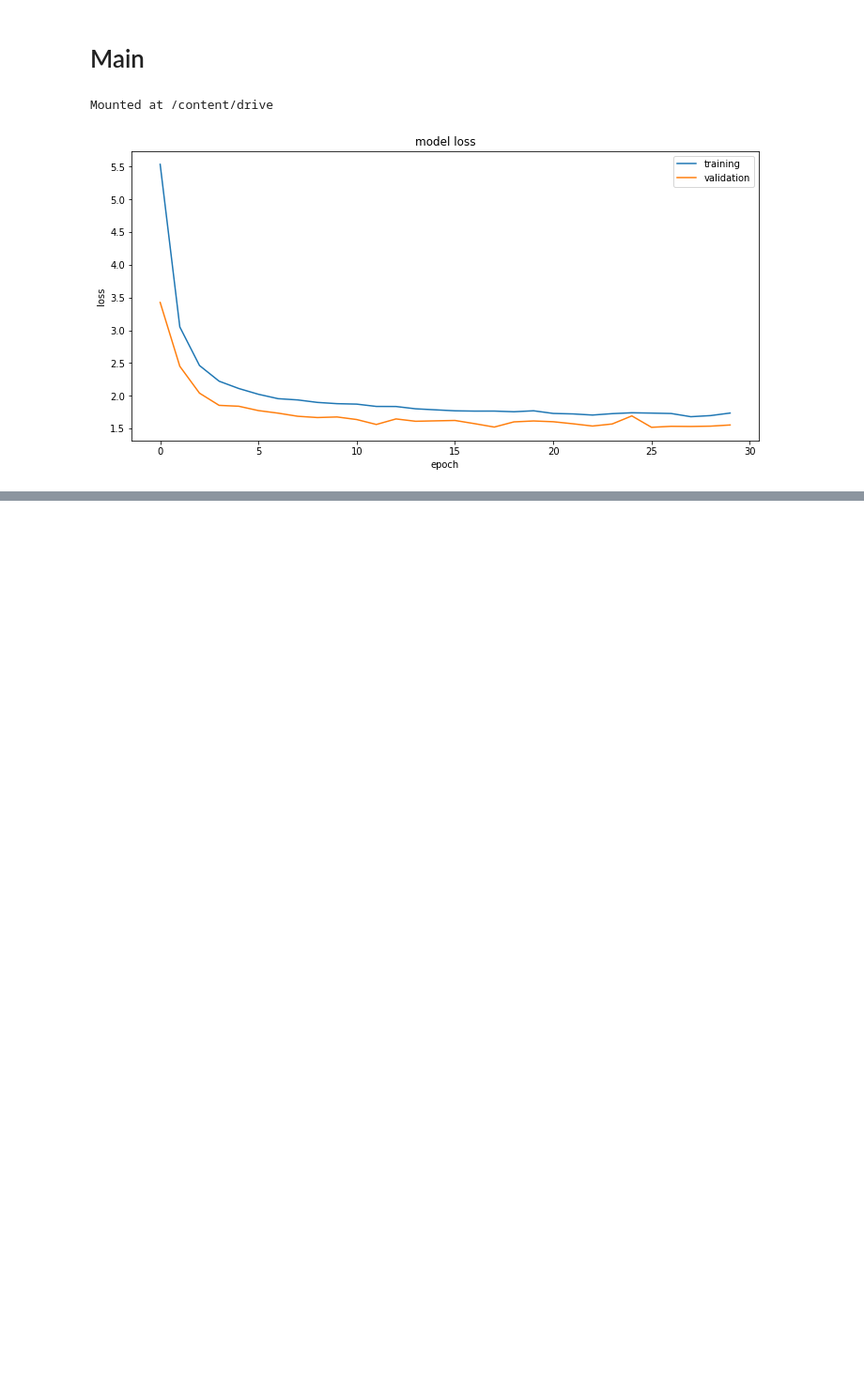
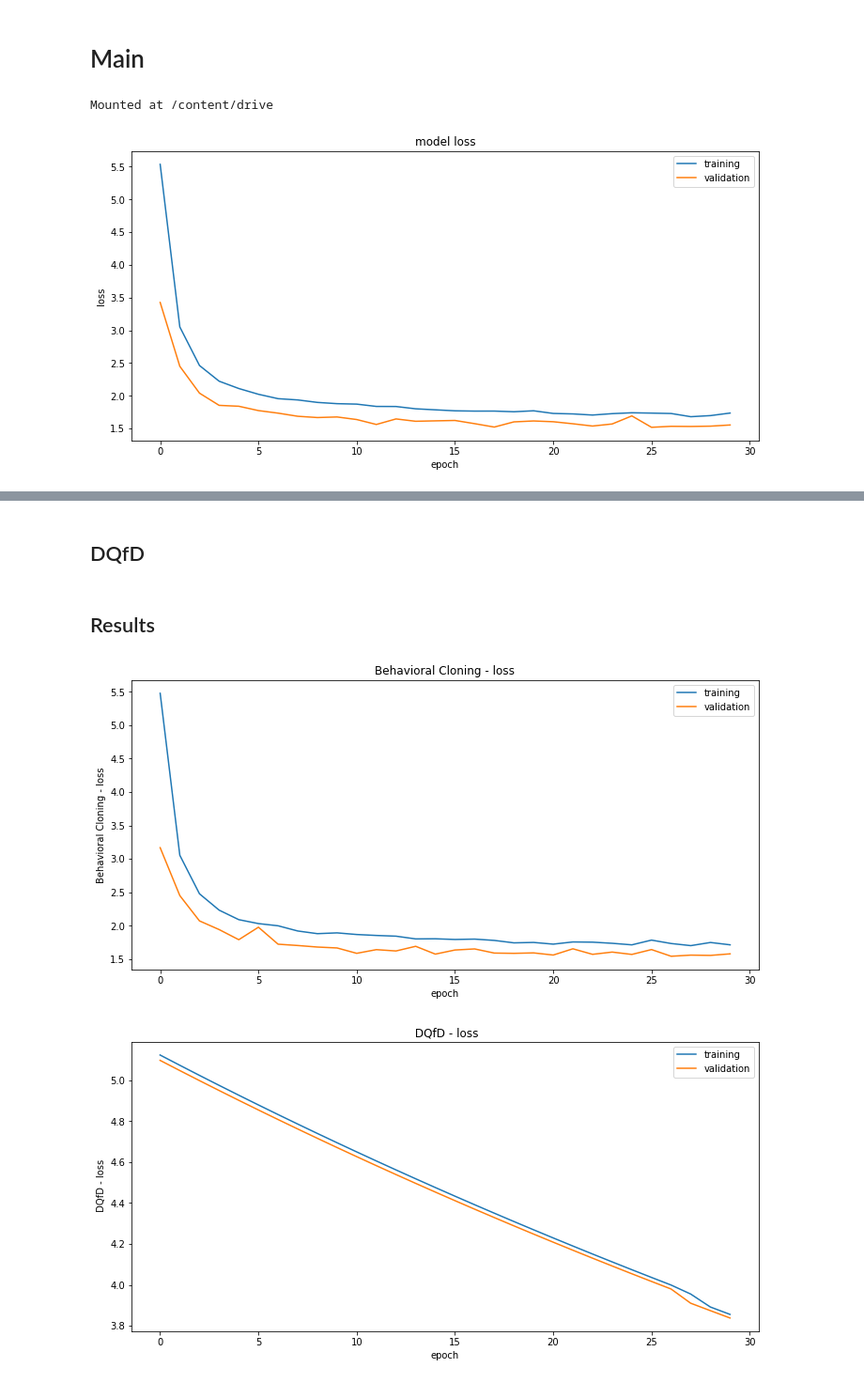
Before and after one commit to Imenatrix/TCC-INFO19, a Jupyter notebook: notebook.ipynb, the cells around one changed output, grey strips where cells are left out. Shown at 94% size. Drawn from its saved outputs; the diff is of its cells as text; code cells hidden in the pictures; blank space fills up the shorter version.

```diff
--- a/notebook.ipynb
+++ b/notebook.ipynb
@@ -1213,0 +1255,2 @@ display_training_curves(history.history['loss'], history.history['val_loss'], 'l
+# %%
+behavioral_cloning_history = trainers[TRAINER](model, loss_fn, optimizer, dataset, val_dataset, steps_per_epoch, validation_steps, EPOCHS, [model_checkpoint_callback])
@@ -1213,0 +1275,40 @@ display_training_curves(history.history['loss'], history.history['val_loss'], 'l
+# %% [markdown]
+## DQfD
+# %%
+TRAINER = 'optimized_dqfd'
+# %%
+with strategy.scope():
+    model = models[MODEL]((64, 64, 3), 112)
+    model_target = models[MODEL]((64, 64, 3), 112)
+    optimizer = keras.optimizers.Adam(learning_rate=0.00001)
+    loss_obj = keras.losses.Huber(reduction=tf.keras.losses.Reduction.NONE)
+
+    def loss_fn(labels, predictions):
+        per_example_loss = loss_obj(labels, predictions)
+        return tf.reduce_sum(per_example_loss) * (1. / BATCH_SIZE)
+# %%
+dqfd_history = trainers[TRAINER](model, model_target, loss_fn, optimizer, dataset, val_dataset, steps_per_epoch, validation_steps, EPOCHS)
+# %% [markdown]
+## Results
+# %%
+def display_training_curves(training, validation, title, subplot):
+  ax = plt.subplot(subplot)
+  ax.plot(training)
+  ax.plot(validation)
+  ax.set_title(title)
+  ax.set_ylabel(title)
+  ax.set_xlabel('epoch')
+  ax.legend(['training', 'validation'])
+
+plt.subplots(figsize=(10,10))
+plt.tight_layout()
+
+display_training_curves(behavioral_cloning_history.history['loss'], behavioral_cloning_history.history['val_loss'], 'Behavioral Cloning - loss', 212)
+
+plt.subplots(figsize=(10,10))
+plt.tight_layout()
+
+display_training_curves(dqfd_history.history['loss'], dqfd_history.history['val_loss'], ' DQfD - loss', 212)
+# %% [output]
+[figure, added]
+[figure, added]
```
Also changed, not shown: parts of 10 cells of this notebook.
